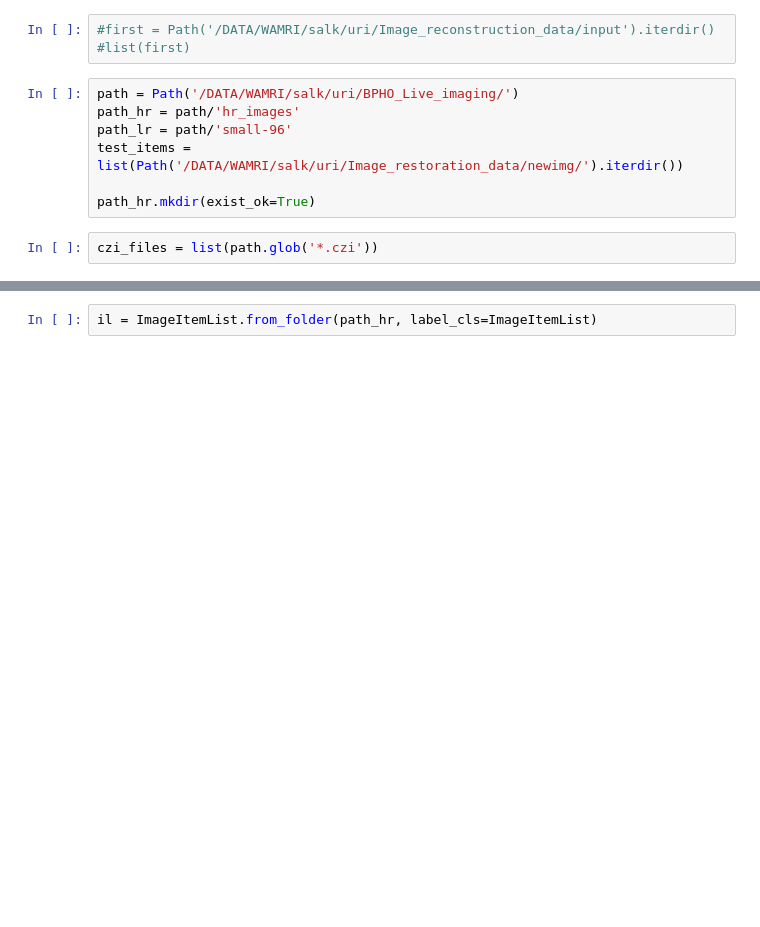
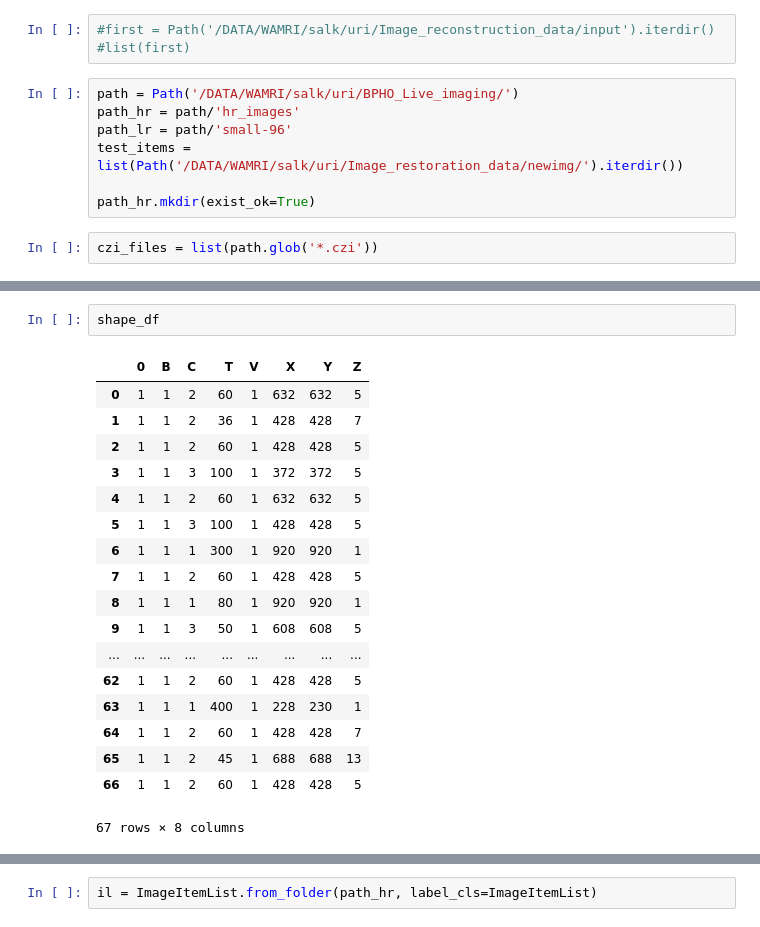
Before and after one commit to WAMRI-AI/salk, a Jupyter notebook: uri/downsample.ipynb, the cells around one changed output, grey strips where cells are left out. Cells and saved outputs as stored; diff of their text form; blank space fills up the shorter version.

```diff
--- a/uri/downsample.ipynb
+++ b/uri/downsample.ipynb
@@ -45,3 +49,24 @@ shape_df = pd.DataFrame(shapes)
+# %%
+shape_df
+# %% [output]
+|  | 0 | B | C | T | V | X | Y | Z |
+| 0 | 1 | 1 | 2 | 60 | 1 | 632 | 632 | 5 |
+| 1 | 1 | 1 | 2 | 36 | 1 | 428 | 428 | 7 |
+| 2 | 1 | 1 | 2 | 60 | 1 | 428 | 428 | 5 |
+| 3 | 1 | 1 | 3 | 100 | 1 | 372 | 372 | 5 |
+| 4 | 1 | 1 | 2 | 60 | 1 | 632 | 632 | 5 |
+| 5 | 1 | 1 | 3 | 100 | 1 | 428 | 428 | 5 |
+| 6 | 1 | 1 | 1 | 300 | 1 | 920 | 920 | 1 |
+| 7 | 1 | 1 | 2 | 60 | 1 | 428 | 428 | 5 |
+| 8 | 1 | 1 | 1 | 80 | 1 | 920 | 920 | 1 |
+| 9 | 1 | 1 | 3 | 50 | 1 | 608 | 608 | 5 |
+| ... | ... | ... | ... | ... | ... | ... | ... | ... |
+| 62 | 1 | 1 | 2 | 60 | 1 | 428 | 428 | 5 |
+| 63 | 1 | 1 | 1 | 400 | 1 | 228 | 230 | 1 |
+| 64 | 1 | 1 | 2 | 60 | 1 | 428 | 428 | 7 |
+| 65 | 1 | 1 | 2 | 45 | 1 | 688 | 688 | 13 |
+| 66 | 1 | 1 | 2 | 60 | 1 | 428 | 428 | 5 |
+67 rows × 8 columns
 # %%
 def save_img(dest_path, src_fn, c, t, z, data):
     save_name = dest_path/f'{fn.stem}_{c:03d}_{t:03d}_{t:03d}.tif'
```
Also changed, not shown: parts of 13 cells of this notebook, 1 other file.
